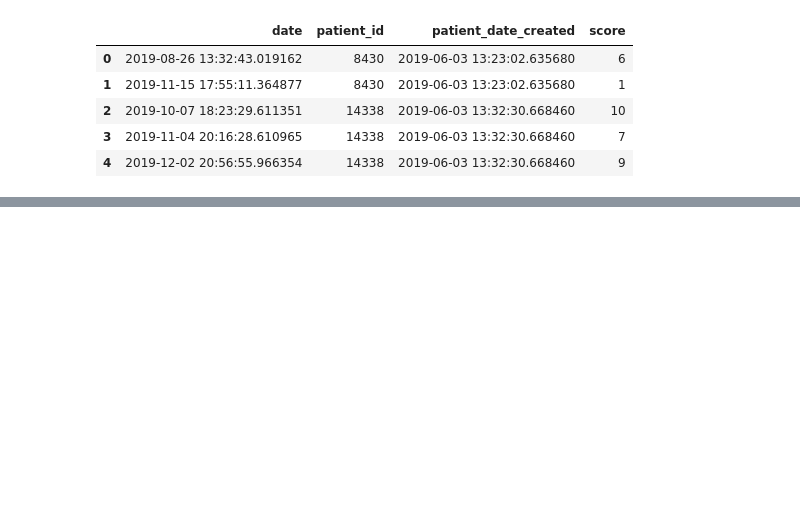
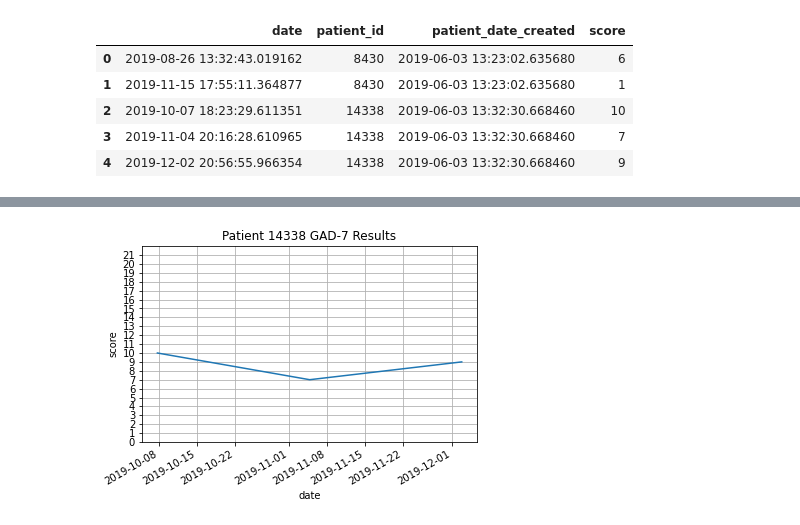
Before and after one commit to msprijatelj/NF-Take-Home, a Jupyter notebook: Part_1/problem_1_notebook.ipynb, the cells around one changed output, grey strips where cells are left out. Cells and saved outputs as stored; diff of their text form; code cells hidden in the pictures; blank space fills up the shorter version.

```diff
--- a/Part_1/problem_1_notebook.ipynb
+++ b/Part_1/problem_1_notebook.ipynb
@@ -44,0 +63,5 @@ grouped.agg(
+# %%
+patient_id = 14338
+plot_patient_scores(df, patient_id)
+# %% [output]
+[figure, added]
```
Also changed, not shown: parts of 9 cells of this notebook.
